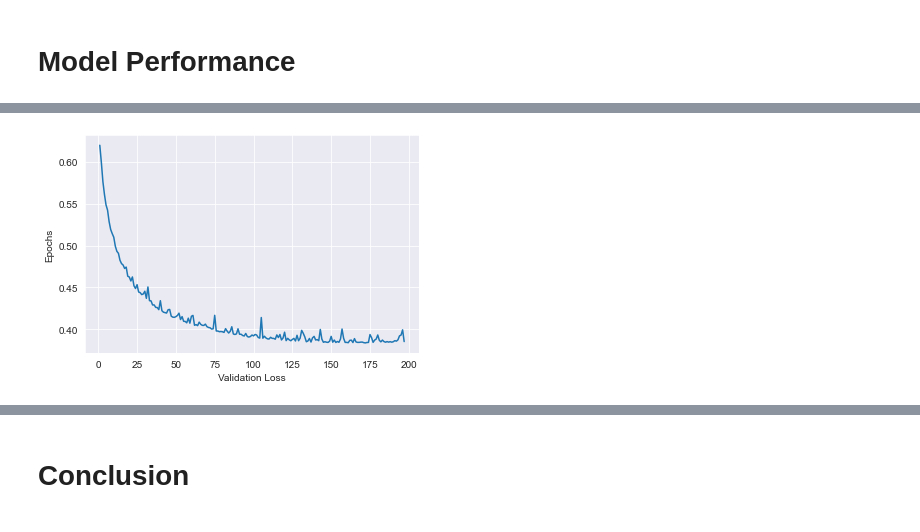
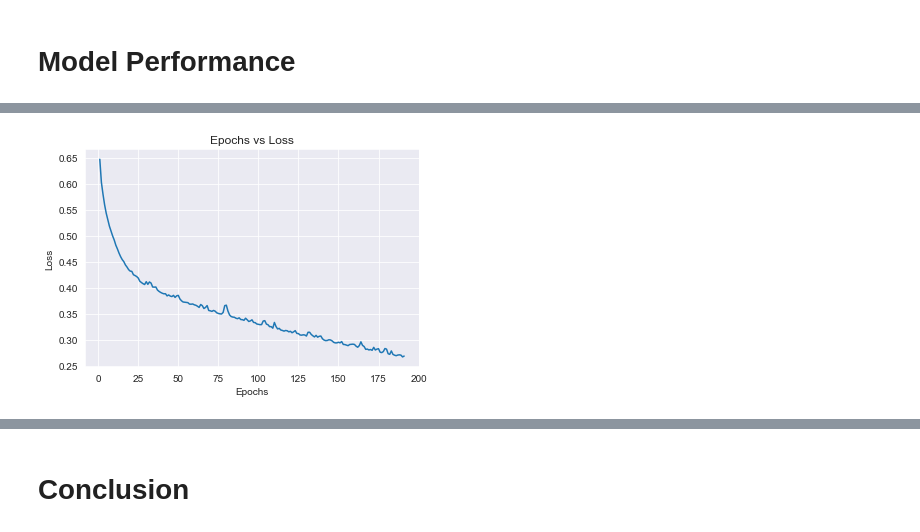
Before and after one commit to SilverCrocus/Phase-3-Data-Science, a Jupyter notebook: report.ipynb, the cells around one changed output, grey strips where cells are left out. Drawn from its saved outputs; the diff is of its cells as text; code cells hidden in the pictures.

```diff
--- a/report.ipynb
+++ b/report.ipynb
@@ -433,7 +434,7 @@ import tensorflow as tf
 from tensorflow.keras import Input, layers, Sequential, optimizers, losses, callbacks
 from datetime import datetime
 # %%
-def generateModel():
+def generateModel(hp=None):
     """
     Make a Keras Sequential Model.
     Feel free to change the layout of the layers.
@@ -540,8 +593,9 @@ The shape of my model contains 1 Conv layer with 64 filters, 1 MaxPooling layer,
 # %%
-# plot validation loss against every epoch
-plt.plot(range(1, len(model.history.history['val_loss'])+1), model.history.history['val_loss'])
-plt.ylabel('Epochs')
-plt.xlabel('Validation Loss')
+# plot loss against every epoch
+plt.plot(range(1, len(model.history.history['loss'])+1), model.history.history['loss'])
+plt.xlabel('Epochs')
+plt.ylabel('Loss')
+plt.title('Epochs vs Loss')
 plt.show()
 # %% [output]
-[figure, old version]
+[figure, new version]
```
Also changed, not shown: parts of 31 cells of this notebook, 3 other files.
